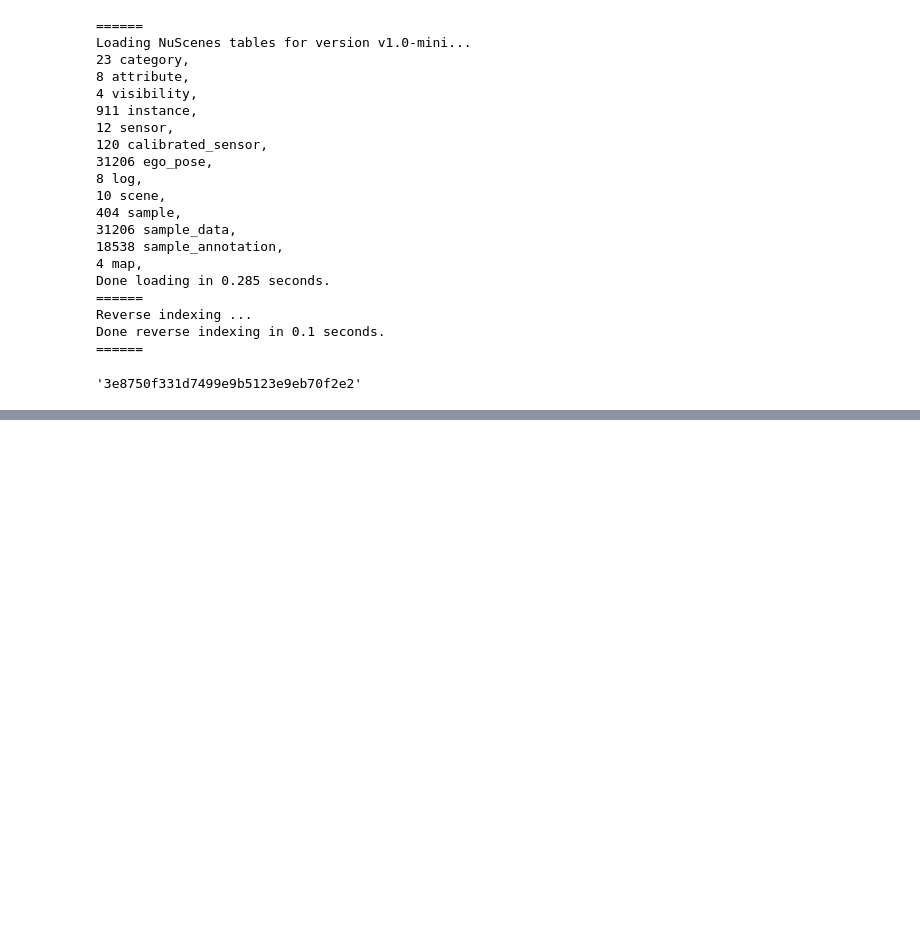
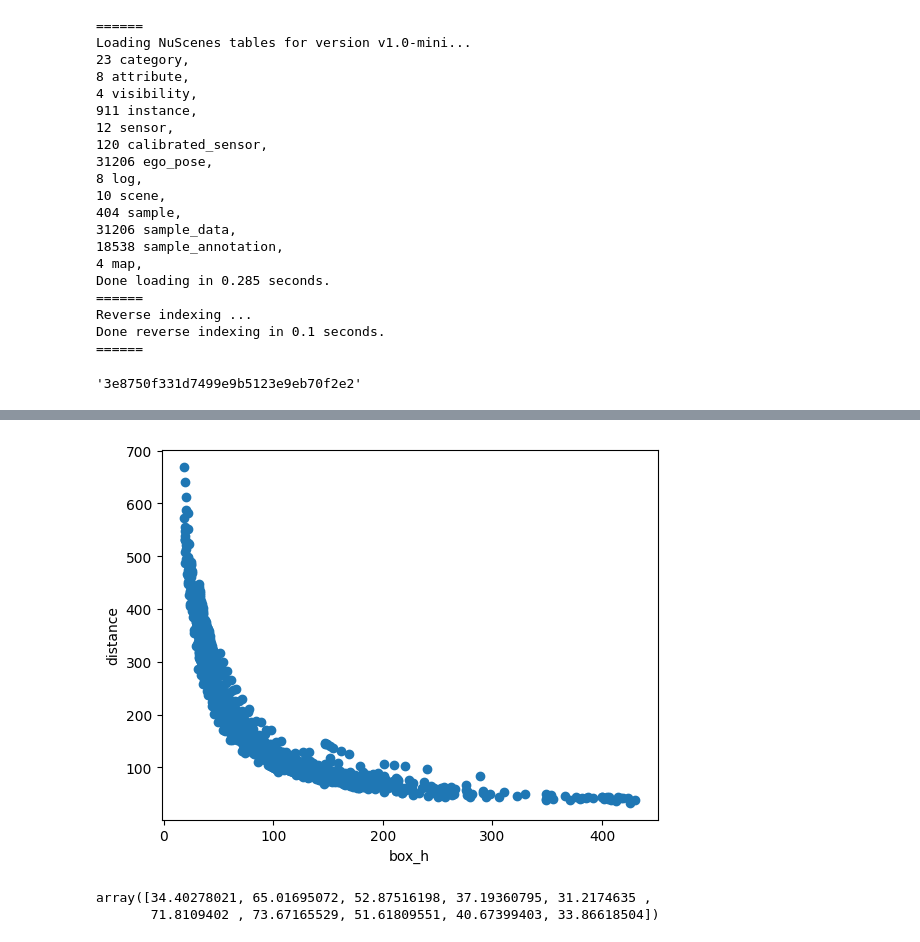
Before and after one commit to eddy0117/OpenGL_CarGUI, a Jupyter notebook: tools/extract_2dbbox.ipynb, the cells around one changed output, grey strips where cells are left out. Cells and saved outputs as stored; diff of their text form; code cells hidden in the pictures; blank space fills up the shorter version.

```diff
--- a/tools/extract_2dbbox.ipynb
+++ b/tools/extract_2dbbox.ipynb
@@ -41,7 +41,7 @@ from nuscenes.utils.geometry_utils import view_points, box_in_image
 import numpy as np
 
 # 初始化 nuScenes 对象
-nusc = NuScenes(version='v1.0-mini', dataroot='../data/nuscenes', verbose=True)
+nusc = NuScenes(version='v1.0-mini', dataroot='../data/nuscenes-f', verbose=True)
 
 X, Y, Z, W, L, H, SIN_YAW, COS_YAW, VX, VY, VZ = list(range(11))  # undecoded
 CNS, YNS = 0, 1  # centerness and yawness indices in quality
@@ -330,0 +345,33 @@ for i in range(10):
+# %%
+# cat list on dim 1
+box_h_arr = np.array(box_h_arr)
+distance_arr = np.array(distance_arr)
+
+combined_arr = np.concatenate([box_h_arr[:, None], distance_arr[:, None]], axis=1)
+combined_arr = np.array(sorted(combined_arr, key=lambda x: x[0]))
+
+# 計算 box_h 離群值
+top = np.percentile(box_h_arr, 99)
+bottom = np.percentile(box_h_arr, 1)
+
+combined_arr = combined_arr[(combined_arr[:, 0] > bottom) & (combined_arr[:, 0] < top)]
+
+plt.scatter(combined_arr[:, 0], combined_arr[:, 1])
+# plt.scatter(box_h_arr, distance_arr)
+plt.xlabel('box_h')
+plt.ylabel('distance')
+
+plt.show()
+
+import pandas as pd
+
+df = pd.DataFrame(combined_arr, columns=['box_h', 'distance'])
+df.to_csv('box_h_distance.csv', index=False)
+# %% [output]
+[figure, added]
+# %%
+
+combined_arr[:, 0][:10]
+# %% [output]
+array([34.40278021, 65.01695072, 52.87516198, 37.19360795, 31.2174635 ,
+       71.8109402 , 73.67165529, 51.61809551, 40.67399403, 33.86618504])
```
Also changed, not shown: parts of 5 cells of this notebook.
